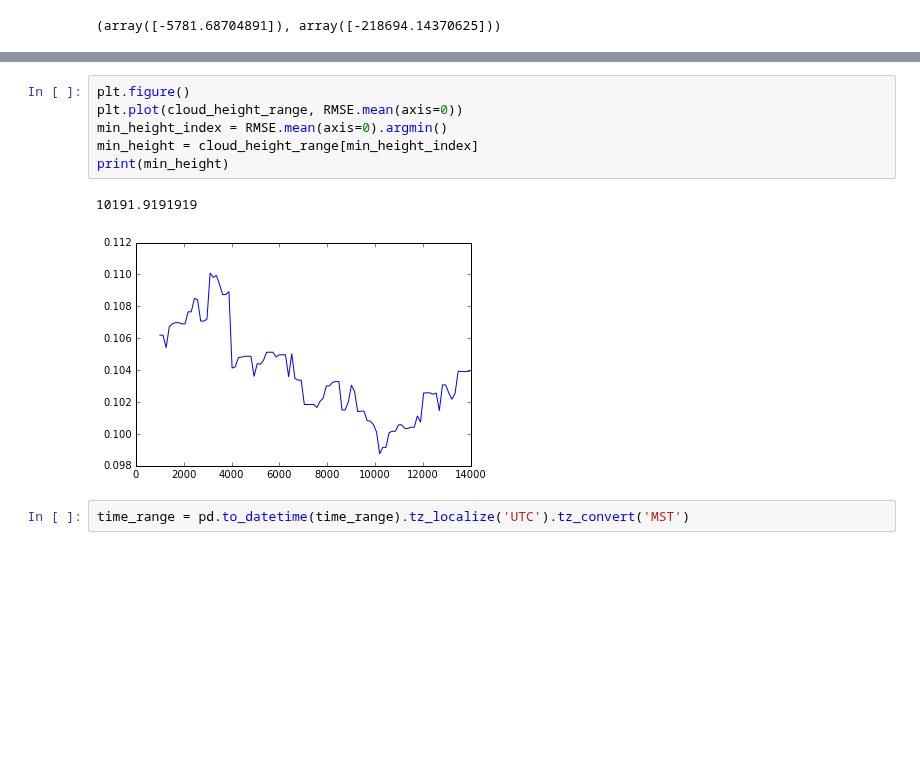
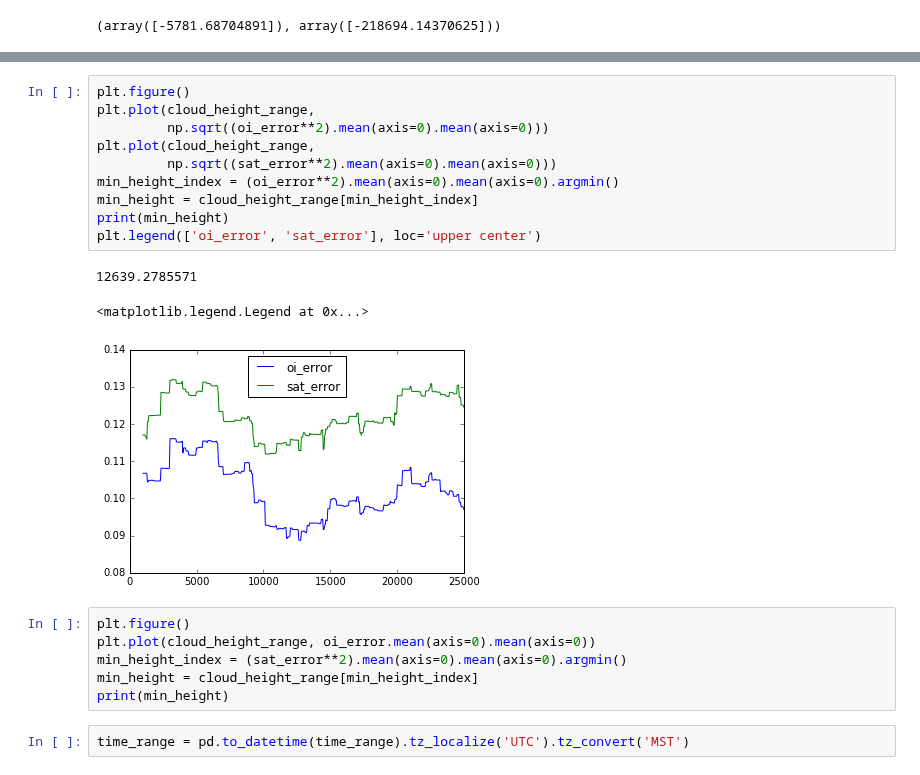
Before and after one commit to travisMharty/letkf_forecasting, a Jupyter notebook: inspect_parallax.ipynb, the cells around one changed output, grey strips where cells are left out. Saved outputs shown, nothing was run; the diff lists cells and outputs as text; blank space fills up the shorter version.

```diff
--- a/inspect_parallax.ipynb
+++ b/inspect_parallax.ipynb
@@ -104,12 +135,23 @@ for cloud_height in cloud_height_range:
+# %%
+plt.figure()
+plt.plot(cloud_height_range,
+         np.sqrt((oi_error**2).mean(axis=0).mean(axis=0)))
+plt.plot(cloud_height_range,
+         np.sqrt((sat_error**2).mean(axis=0).mean(axis=0)))
+min_height_index = (oi_error**2).mean(axis=0).mean(axis=0).argmin()
+min_height = cloud_height_range[min_height_index]
+print(min_height)
+plt.legend(['oi_error', 'sat_error'], loc='upper center')
+# %% [output]
+12639.2785571
+<matplotlib.legend.Legend at 0x...>
+[figure, added]
 # %%
 plt.figure()
-plt.plot(cloud_height_range, RMSE.mean(axis=0))
-min_height_index = RMSE.mean(axis=0).argmin()
+plt.plot(cloud_height_range, oi_error.mean(axis=0).mean(axis=0))
+min_height_index = (sat_error**2).mean(axis=0).mean(axis=0).argmin()
 min_height = cloud_height_range[min_height_index]
 print(min_height)
-# %% [output]
-10191.9191919
-[figure, removed]
 # %%
 time_range = pd.to_datetime(time_range).tz_localize('UTC').tz_convert('MST')
 # %%
```
Also changed, not shown: parts of 5 cells of this notebook.
